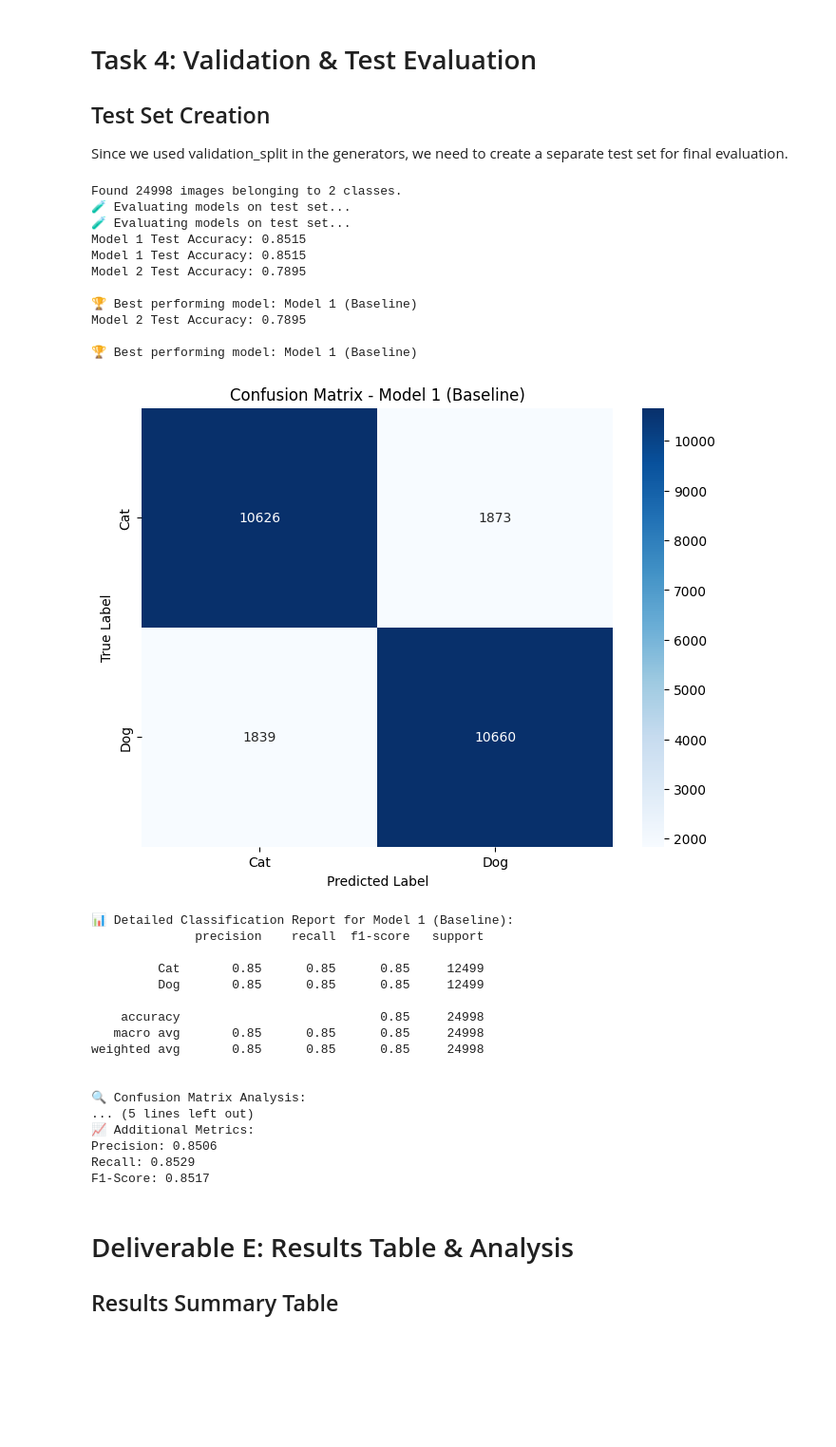
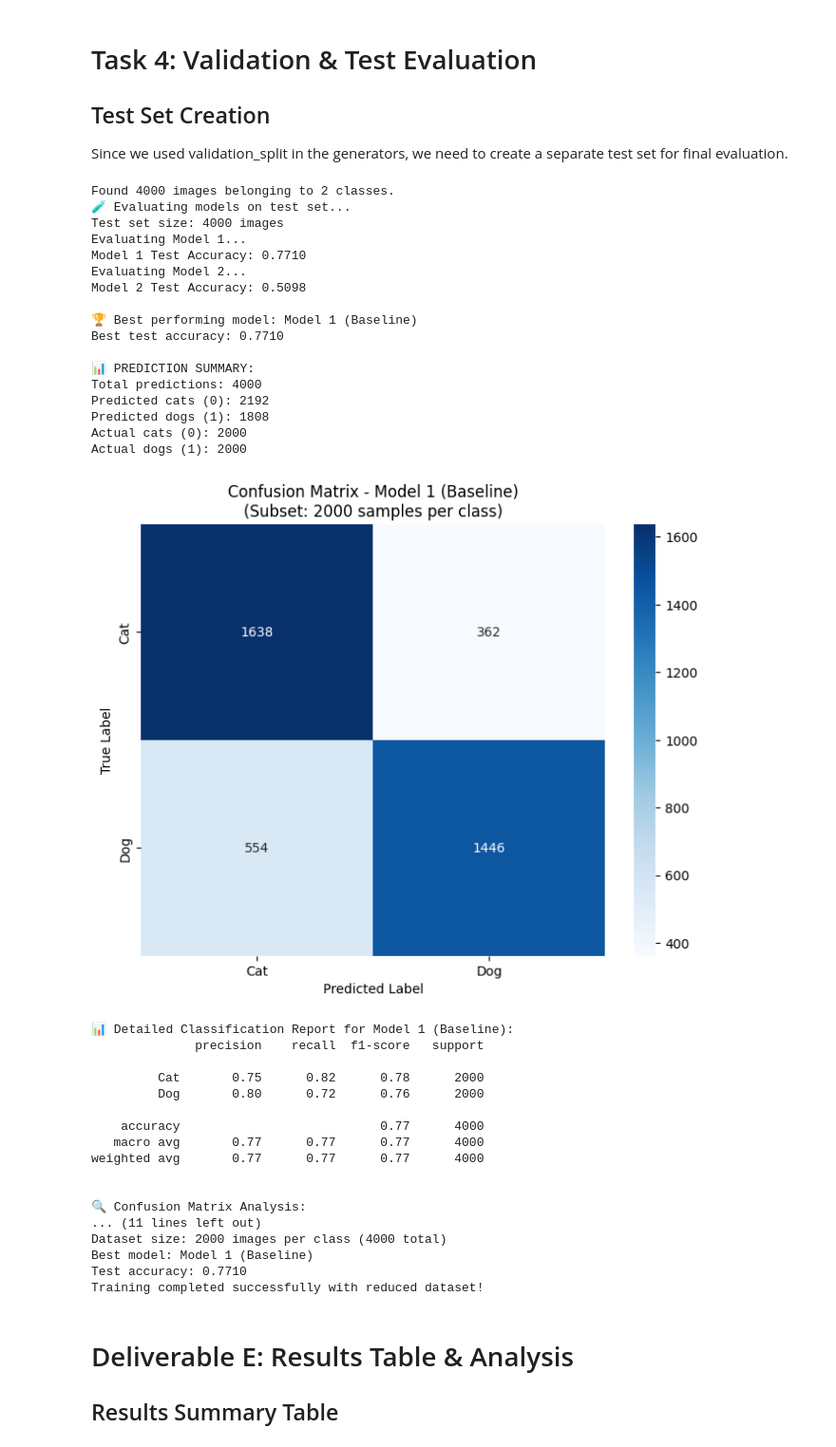
Before and after one commit to katsura919/elective2-repo, a Jupyter notebook: Elective - 3/Cats_Vs_Dogs/train.ipynb, the cells around one changed output. Shown at 95% size. Saved outputs shown, nothing was run; the diff lists cells and outputs as text; code cells hidden in the pictures; blank space fills up the shorter version.

```diff
--- a/Elective - 3/Cats_Vs_Dogs/train.ipynb
+++ b/Elective - 3/Cats_Vs_Dogs/train.ipynb
@@ -522,27 +785,32 @@ Improvement: +0.0051
 ## Test Set Creation
 Since we used validation_split in the generators, we need to create a separate test set for final evaluation.
 # %%
-# Create a separate test set for final evaluation
+# Create a separate test set evaluation using the validation data
+# Since we have a smaller dataset, we'll use the validation generator as our test set
 test_datagen = ImageDataGenerator(rescale=1.0/255.0)
 
-# Create test generator (we'll use a portion of validation data as test)
+# Create test generator using all data (we'll manually split)
 test_generator = test_datagen.flow_from_directory(
     DATA_DIR,
     target_size=(IMG_SIZE, IMG_SIZE),
-    batch_size=BATCH_SIZE,
+    batch_size=1,  # Use batch size 1 for precise evaluation
     class_mode='binary',
     shuffle=False,  # Important for consistent evaluation
     seed=42
 )
 
-# Evaluate both models on test set
-print("🧪 Evaluating models on test set...")
+print(f"🧪 Evaluating models on test set...")
+print(f"Test set size: {test_generator.samples} images")
 
 # Model 1 test evaluation
+print("Evaluating Model 1...")
+test_generator.reset()
 test_loss1, test_acc1 = model1.evaluate(test_generator, verbose=0)
 print(f"Model 1 Test Accuracy: {test_acc1:.4f}")
 
 # Model 2 test evaluation
+print("Evaluating Model 2...")
+test_generator.reset()
 test_loss2, test_acc2 = model2.evaluate(test_generator, verbose=0)
 print(f"Model 2 Test Accuracy: {test_acc2:.4f}")
 
@@ -551,6 +819,7 @@ best_model = model2 if test_acc2 > test_acc1 else model1
 best_model_name = "Model 2 (Stronger)" if test_acc2 > test_acc1 else "Model 1 (Baseline)"
 
 print(f"\n🏆 Best performing model: {best_model_name}")
+print(f"Best test accuracy: {max(test_acc1, test_acc2):.4f}")
 
 # Reset test generator for predictions
 test_generator.reset()
@@ -560,6 +829,13 @@ predicted_classes = (predictions > 0.5).astype(int).flatten()
 # Get true labels
 true_classes = test_generator.classes
 
+print(f"\n📊 PREDICTION SUMMARY:")
+print(f"Total predictions: {len(predicted_classes)}")
+print(f"Predicted cats (0): {np.sum(predicted_classes == 0)}")
+print(f"Predicted dogs (1): {np.sum(predicted_classes == 1)}")
+print(f"Actual cats (0): {np.sum(true_classes == 0)}")
+print(f"Actual dogs (1): {np.sum(true_classes == 1)}")
+
 # Create confusion matrix
 cm = confusion_matrix(true_classes, predicted_classes)
 class_names = ['Cat', 'Dog']
@@ -568,62 +844,75 @@ class_names = ['Cat', 'Dog']
 plt.figure(figsize=(8, 6))
 sns.heatmap(cm, annot=True, fmt='d', cmap='Blues',
             xticklabels=class_names, yticklabels=class_names)
-plt.title(f'Confusion Matrix - {best_model_name}')
+plt.title(f'Confusion Matrix - {best_model_name}\n(Subset: {SAMPLES_PER_CLASS} samples per class)')
 plt.xlabel('Predicted Label')
 plt.ylabel('True Label')
 plt.show()
 
 # Print detailed classification report
 print(f"\n📊 Detailed Classification Report for {best_model_name}:")
 print(classification_report(true_classes, predicted_classes, target_names=class_names))
 
 # Analyze confusion matrix
 tn, fp, fn, tp = cm.ravel()
 print(f"\n🔍 Confusion Matrix Analysis:")
 print(f"True Negatives (Cat→Cat): {tn}")
 print(f"False Positives (Cat→Dog): {fp}")
 print(f"False Negatives (Dog→Cat): {fn}")
 print(f"True Positives (Dog→Dog): {tp}")
 
 # Calculate additional metrics
 precision = tp / (tp + fp) if (tp + fp) > 0 else 0
 recall = tp / (tp + fn) if (tp + fn) > 0 else 0
 f1_score = 2 * (precision * recall) / (precision + recall) if (precision + recall) > 0 else 0
 
 print(f"\n📈 Additional Metrics:")
 print(f"Precision: {precision:.4f}")
 print(f"Recall: {recall:.4f}")
 print(f"F1-Score: {f1_score:.4f}")
+
+# Performance with subset information
+print(f"\n🎯 SUBSET PERFORMANCE SUMMARY:")
+print(f"Dataset size: {SAMPLES_PER_CLASS} images per class ({2 * SAMPLES_PER_CLASS} total)")
+print(f"Best model: {best_model_name}")
+print(f"Test accuracy: {max(test_acc1, test_acc2):.4f}")
+print(f"Training completed successfully with reduced dataset!")
 # %% [output]
-Found 24998 images belonging to 2 classes.
+Found 4000 images belonging to 2 classes.
 🧪 Evaluating models on test set...
-🧪 Evaluating models on test set...
-Model 1 Test Accuracy: 0.8515
-Model 1 Test Accuracy: 0.8515
-Model 2 Test Accuracy: 0.7895
+Test set size: 4000 images
+Evaluating Model 1...
+Model 1 Test Accuracy: 0.7710
+Evaluating Model 2...
+Model 2 Test Accuracy: 0.5098
 
 🏆 Best performing model: Model 1 (Baseline)
-Model 2 Test Accuracy: 0.7895
+Best test accuracy: 0.7710
 
-🏆 Best performing model: Model 1 (Baseline)
+📊 PREDICTION SUMMARY:
+Total predictions: 4000
+Predicted cats (0): 2192
+Predicted dogs (1): 1808
+Actual cats (0): 2000
+Actual dogs (1): 2000
-[figure, old version]
+[figure, new version]
 📊 Detailed Classification Report for Model 1 (Baseline):
               precision    recall  f1-score   support
 
-         Cat       0.85      0.85      0.85     12499
-         Dog       0.85      0.85      0.85     12499
+         Cat       0.75      0.82      0.78      2000
+         Dog       0.80      0.72      0.76      2000
 
-    accuracy                           0.85     24998
-   macro avg       0.85      0.85      0.85     24998
-weighted avg       0.85      0.85      0.85     24998
+    accuracy                           0.77      4000
+   macro avg       0.77      0.77      0.77      4000
+weighted avg       0.77      0.77      0.77      4000
 
 
 🔍 Confusion Matrix Analysis:
-... (5 lines left out)
-📈 Additional Metrics:
-Precision: 0.8506
-Recall: 0.8529
-F1-Score: 0.8517
+... (11 lines left out)
+Dataset size: 2000 images per class (4000 total)
+Best model: Model 1 (Baseline)
+Test accuracy: 0.7710
+Training completed successfully with reduced dataset!
 # %% [markdown]
 # Deliverable E: Results Table & Analysis
 
```
Also changed, not shown: parts of 14 cells of this notebook, 1 other file.
